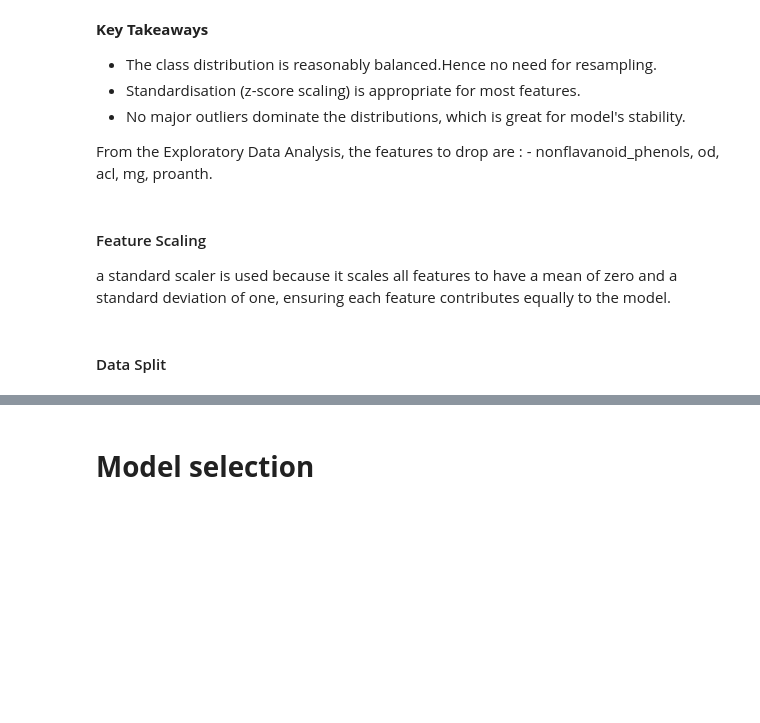
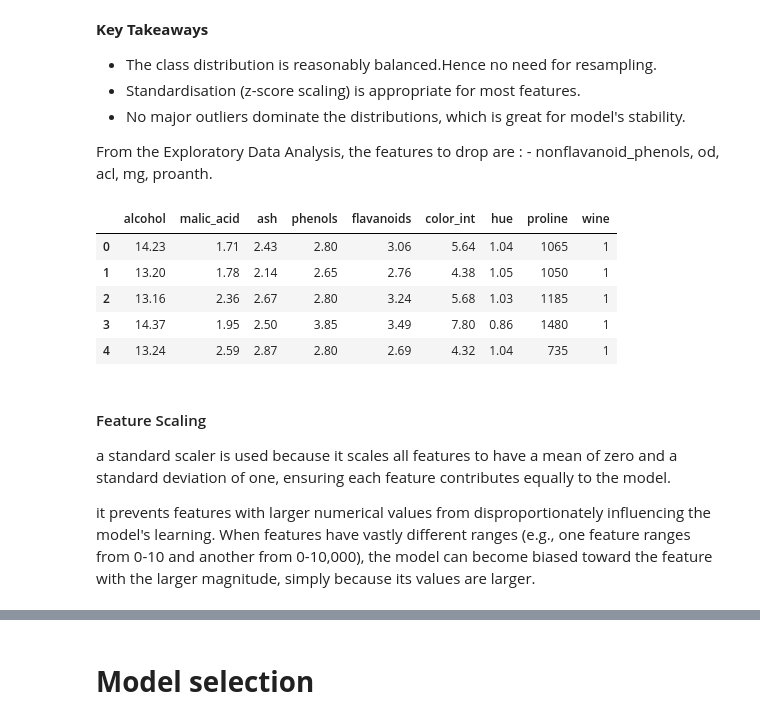
Before and after one commit to kwanda2426/projects, a Jupyter notebook: ML_In_Chem/Wine_class_1077167.ipynb, the cells around one changed output, grey strips where cells are left out. Drawn from its saved outputs; the diff is of its cells as text; code cells hidden in the pictures; blank space fills up the shorter version.

```diff
--- a/ML_In_Chem/Wine_class_1077167.ipynb
+++ b/ML_In_Chem/Wine_class_1077167.ipynb
@@ -461,9 +461,23 @@ All features exhibit light-tailed distributions (kurtosis < 3), indicating low o
 - No major outliers dominate the distributions, which is great for model's stability.
 
 From the Exploratory Data Analysis, the features to drop are : - nonflavanoid_phenols, od, acl, mg, proanth.
+# %%
+# final dataframe
+df_final = df.drop(['nonflavanoid_phenols', 'od', 'acl', 'mg', 'proanth'], axis = 1)
+df_final.head()
+# %% [output]
+|  | alcohol | malic_acid | ash | phenols | flavanoids | color_int | hue | proline | wine |
+| 0 | 14.23 | 1.71 | 2.43 | 2.80 | 3.06 | 5.64 | 1.04 | 1065 | 1 |
+| 1 | 13.20 | 1.78 | 2.14 | 2.65 | 2.76 | 4.38 | 1.05 | 1050 | 1 |
+| 2 | 13.16 | 2.36 | 2.67 | 2.80 | 3.24 | 5.68 | 1.03 | 1185 | 1 |
+| 3 | 14.37 | 1.95 | 2.50 | 3.85 | 3.49 | 7.80 | 0.86 | 1480 | 1 |
+| 4 | 13.24 | 2.59 | 2.87 | 2.80 | 2.69 | 4.32 | 1.04 | 735 | 1 |
 # %% [markdown]
 #### Feature Scaling
 
 a standard scaler is used because it scales all features to have a mean of zero and a standard deviation of one, ensuring each feature contributes equally to the model.
+
+it prevents features with larger numerical values from disproportionately influencing the model's learning.
+When features have vastly different ranges (e.g., one feature ranges from 0-10 and another from 0-10,000), the model can become biased toward the feature with the larger magnitude, simply because its values are larger.
 # %%
 # features and target variable
@@ -474,5 +488,3 @@ y = df['wine']
 scaler = StandardScaler()
 # apply scaler to predictor variables
 scaled_X = scaler.fit_transform(X)
-# %% [markdown]
-#### Data Split
```
Also changed, not shown: parts of 14 cells of this notebook.
